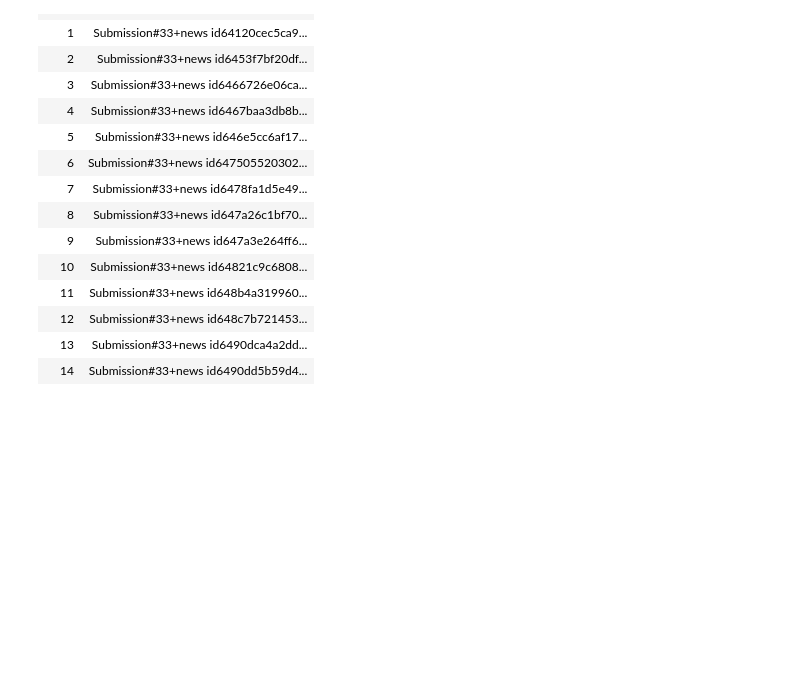
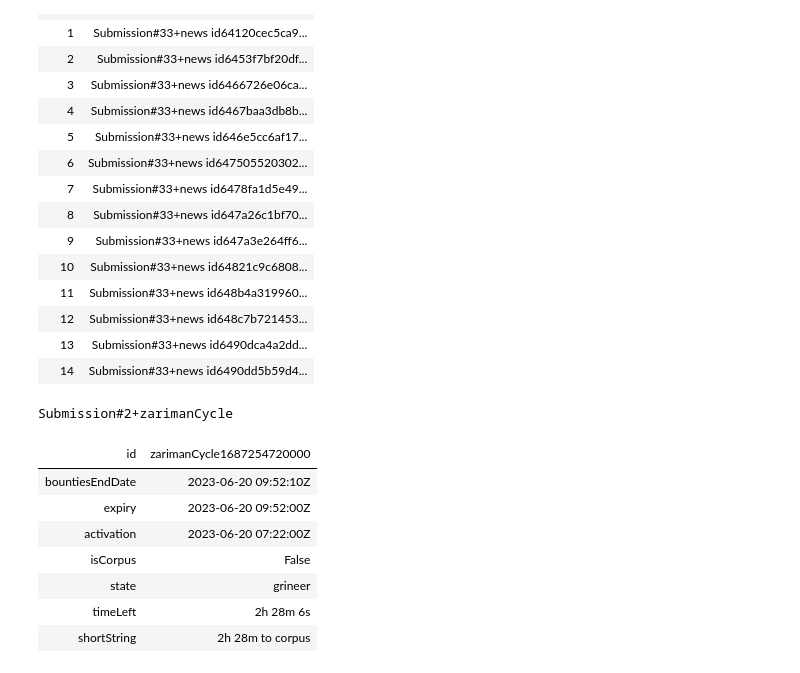
Before and after one commit to Tommyzyz/notebooks, a Jupyter notebook: warframe.ipynb, the cells around one changed output. Saved outputs shown, nothing was run; the diff lists cells and outputs as text; code cells hidden in the pictures; blank space fills up the shorter version.

Commit message:
warframe

```diff
--- a/warframe.ipynb
+++ b/warframe.ipynb
@@ -171,0 +184,19 @@ result2.Display();
+# %%
+using System.Net.Http;
+
+HttpClient httpClient=new();
+var response2 = await httpClient.GetAsync("https://api.warframestat.us/pc/zarimanCycle/");
+var json2 = await response2.Content.ReadAsStringAsync();
+var result2 = System.Text.Json.JsonSerializer.Deserialize<zarimanCycle>(json2);
+
+result2.Display();
+# %% [output]
+Submission#2+zarimanCycle
+| id | zarimanCycle1687254720000 |
+| bountiesEndDate | 2023-06-20 09:52:10Z |
+| expiry | 2023-06-20 09:52:00Z |
+| activation | 2023-06-20 07:22:00Z |
+| isCorpus | False |
+| state | grineer |
+| timeLeft | 2h 28m 6s |
+| shortString | 2h 28m to corpus |
```
Also changed, not shown: parts of 1 cell of this notebook.
